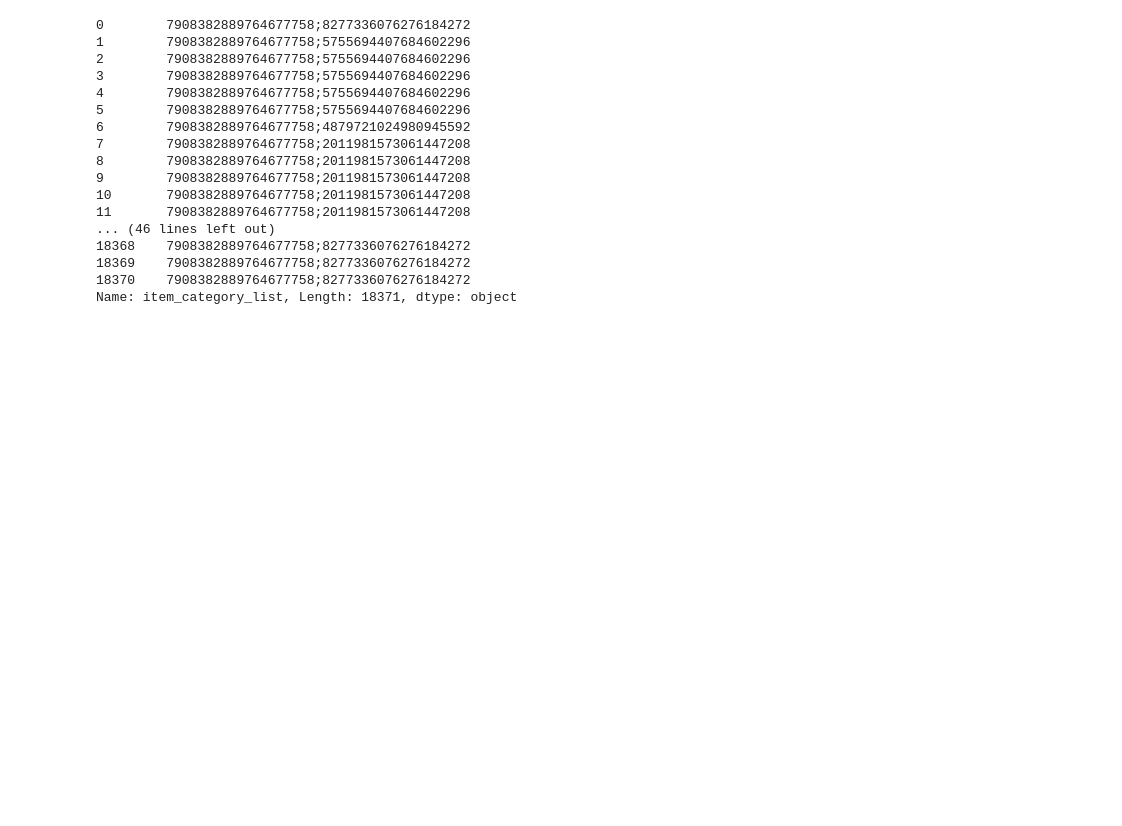
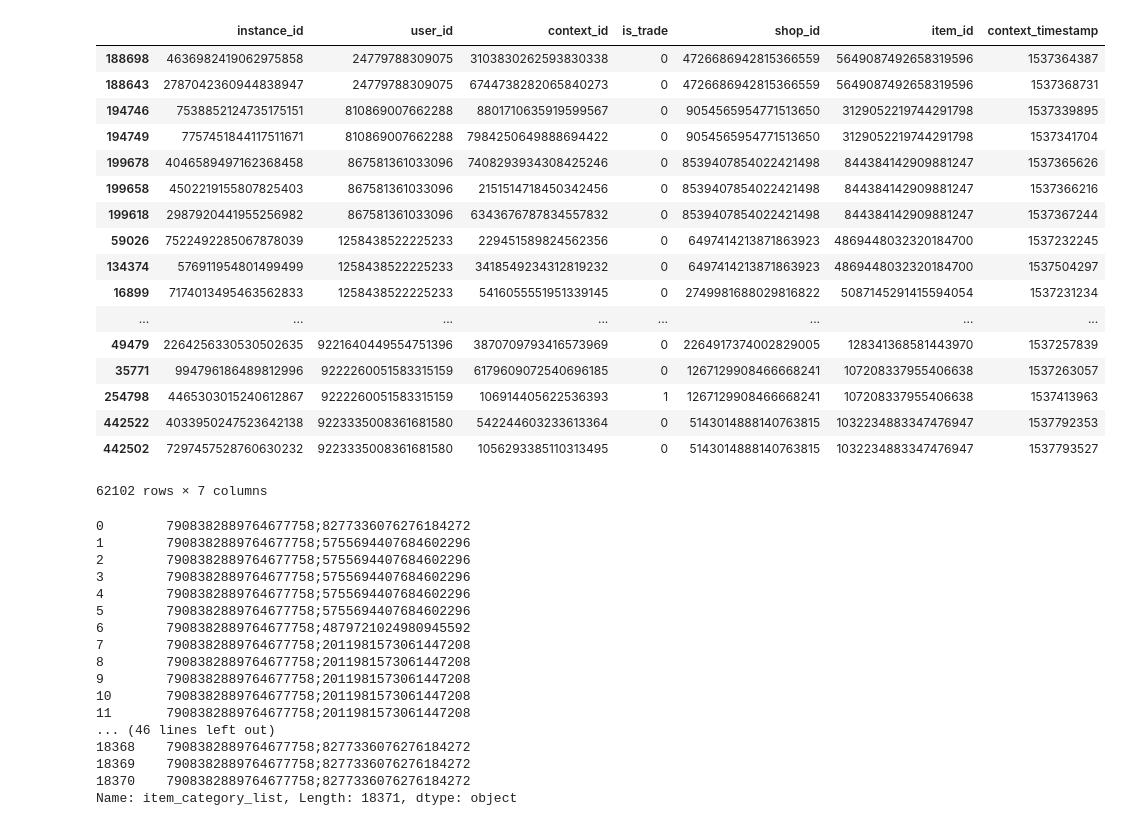
Before and after one commit to MaoLi2018/advertisment, a Jupyter notebook: Code/DAE.ipynb, the cells around one changed output. Drawn from its saved outputs; the diff is of its cells as text; code cells hidden in the pictures; blank space fills up the shorter version.

```diff
--- a/Code/DAE.ipynb
+++ b/Code/DAE.ipynb
@@ -35,0 +48,4 @@ dfTest = process(dfTest)
+# %%
+dfTrain['user_cnt'] = dfTrain.groupby(['user_id'], as_index=False)['instance_id'].agg({'user_cnt': 'count'})['user_cnt']
+for col in ['user_gender_id']:
+    itemcnt = dfTrain.groupby([col, 'user_id'], as_index=False)['instance_id'].agg({str(col) + '_user_cnt': 'count'})
@@ -36,3 +100,24 @@ dfTest = process(dfTest)
+# %%
+dfTrain.loc[dfTrain.duplicated(['user_id','item_id'],False)].sort_values(['user_id','item_id','context_timestamp'])[config.KEYS+['context_timestamp']]
+# %% [output]
+|  | instance_id | user_id | context_id | is_trade | shop_id | item_id | context_timestamp |
+| 188698 | 4636982419062975858 | 24779788309075 | 3103830262593830338 | 0 | 4726686942815366559 | 5649087492658319596 | 1537364387 |
+| 188643 | 2787042360944838947 | 24779788309075 | 6744738282065840273 | 0 | 4726686942815366559 | 5649087492658319596 | 1537368731 |
+| 194746 | 7538852124735175151 | 810869007662288 | 8801710635919599567 | 0 | 9054565954771513650 | 3129052219744291798 | 1537339895 |
+| 194749 | 7757451844117511671 | 810869007662288 | 7984250649888694422 | 0 | 9054565954771513650 | 3129052219744291798 | 1537341704 |
+| 199678 | 4046589497162368458 | 867581361033096 | 7408293934308425246 | 0 | 8539407854022421498 | 844384142909881247 | 1537365626 |
+| 199658 | 4502219155807825403 | 867581361033096 | 2151514718450342456 | 0 | 8539407854022421498 | 844384142909881247 | 1537366216 |
+| 199618 | 2987920441955256982 | 867581361033096 | 6343676787834557832 | 0 | 8539407854022421498 | 844384142909881247 | 1537367244 |
+| 59026 | 7522492285067878039 | 1258438522225233 | 229451589824562356 | 0 | 6497414213871863923 | 4869448032320184700 | 1537232245 |
+| 134374 | 576911954801499499 | 1258438522225233 | 3418549234312819232 | 0 | 6497414213871863923 | 4869448032320184700 | 1537504297 |
+| 16899 | 7174013495463562833 | 1258438522225233 | 5416055551951339145 | 0 | 2749981688029816822 | 5087145291415594054 | 1537231234 |
+| ... | ... | ... | ... | ... | ... | ... | ... |
+| 49479 | 2264256330530502635 | 9221640449554751396 | 3870709793416573969 | 0 | 2264917374002829005 | 128341368581443970 | 1537257839 |
+| 35771 | 994796186489812996 | 9222260051583315159 | 6179609072540696185 | 0 | 1267129908466668241 | 107208337955406638 | 1537263057 |
+| 254798 | 4465303015240612867 | 9222260051583315159 | 106914405622536393 | 1 | 1267129908466668241 | 107208337955406638 | 1537413963 |
+| 442522 | 4033950247523642138 | 9223335008361681580 | 542244603233613364 | 0 | 5143014888140763815 | 1032234883347476947 | 1537792353 |
+| 442502 | 7297457528760630232 | 9223335008361681580 | 1056293385110313495 | 0 | 5143014888140763815 | 1032234883347476947 | 1537793527 |
+62102 rows × 7 columns
 # %%
 print(dfTest.user_id.nunique()*1.0/dfTest.shape[0])
 print(dfTrain.user_id.nunique()*1.0/dfTrain.shape[0])
```
Also changed, not shown: parts of 9 cells of this notebook, 2 other files.
